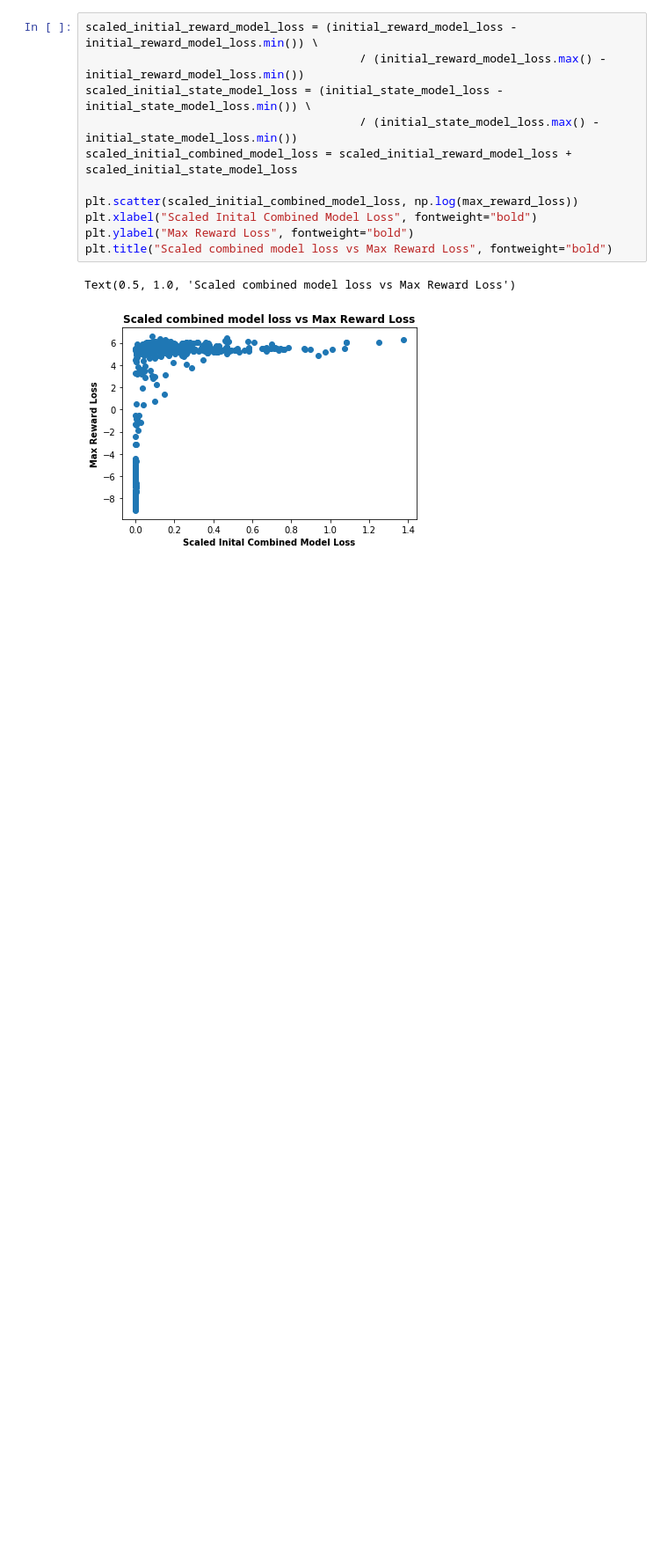
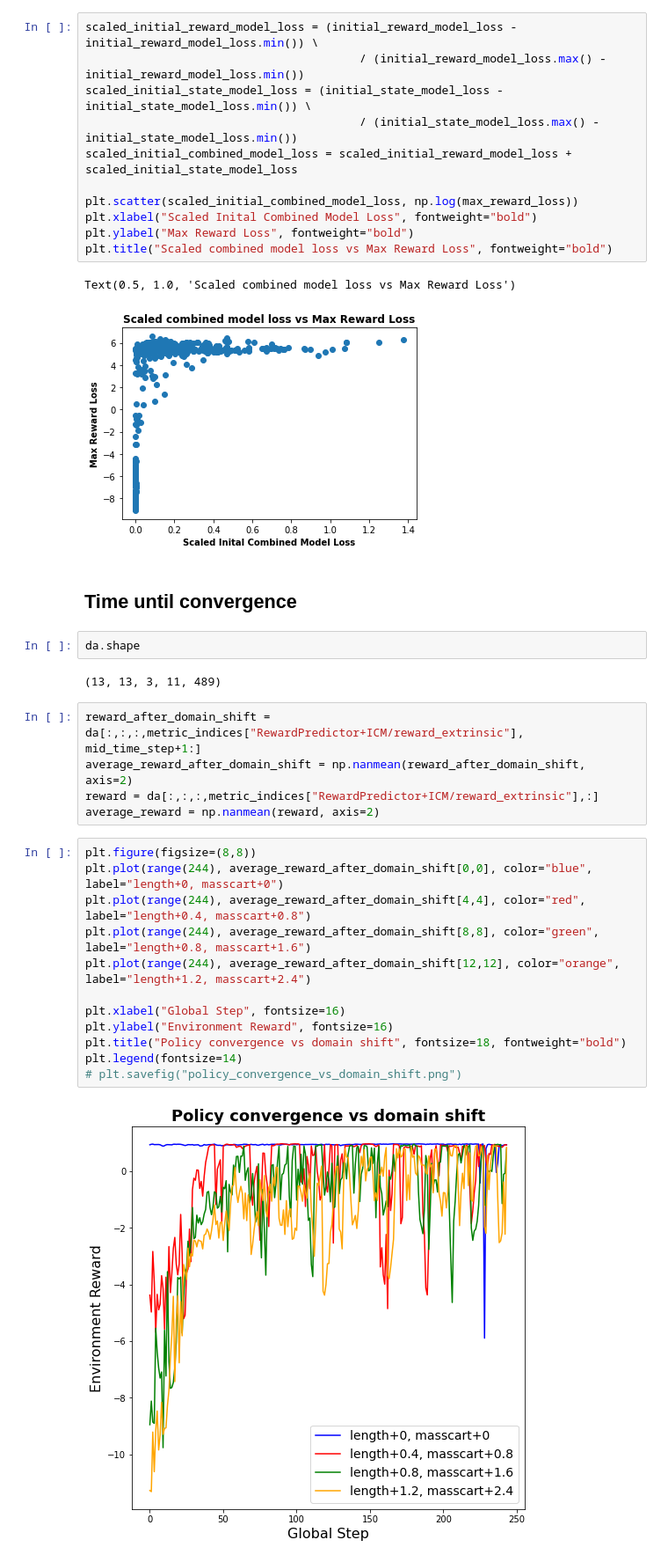
Before and after one commit to jackoc1/reactive-exploration, a Jupyter notebook: experiment-data/experiment_data_analysis.ipynb, the cells around one changed output. Shown at 88% size. Drawn from its saved outputs; the diff is of its cells as text; blank space fills up the shorter version.

```diff
--- a/experiment-data/experiment_data_analysis.ipynb
+++ b/experiment-data/experiment_data_analysis.ipynb
@@ -488,3 +445,28 @@ plt.title("Scaled combined model loss vs Max Reward Loss", fontweight="bold")
 # %% [output]
 Text(0.5, 1.0, 'Scaled combined model loss vs Max Reward Loss')
 [figure]
+# %% [markdown]
+## Time until convergence
+# %%
+da.shape
+# %% [output]
+(13, 13, 3, 11, 489)
+# %%
+reward_after_domain_shift = da[:,:,:,metric_indices["RewardPredictor+ICM/reward_extrinsic"], mid_time_step+1:]
+average_reward_after_domain_shift = np.nanmean(reward_after_domain_shift, axis=2)
+reward = da[:,:,:,metric_indices["RewardPredictor+ICM/reward_extrinsic"],:]
+average_reward = np.nanmean(reward, axis=2)
+# %%
+plt.figure(figsize=(8,8))
+plt.plot(range(244), average_reward_after_domain_shift[0,0], color="blue", label="length+0, masscart+0")
+plt.plot(range(244), average_reward_after_domain_shift[4,4], color="red", label="length+0.4, masscart+0.8")
+plt.plot(range(244), average_reward_after_domain_shift[8,8], color="green", label="length+0.8, masscart+1.6")
+plt.plot(range(244), average_reward_after_domain_shift[12,12], color="orange", label="length+1.2, masscart+2.4")
+
+plt.xlabel("Global Step", fontsize=16)
+plt.ylabel("Environment Reward", fontsize=16)
+plt.title("Policy convergence vs domain shift", fontsize=18, fontweight="bold")
+plt.legend(fontsize=14)
+# plt.savefig("policy_convergence_vs_domain_shift.png")
+# %% [output]
+[figure, added]
```
Also changed, not shown: parts of 17 cells of this notebook.
